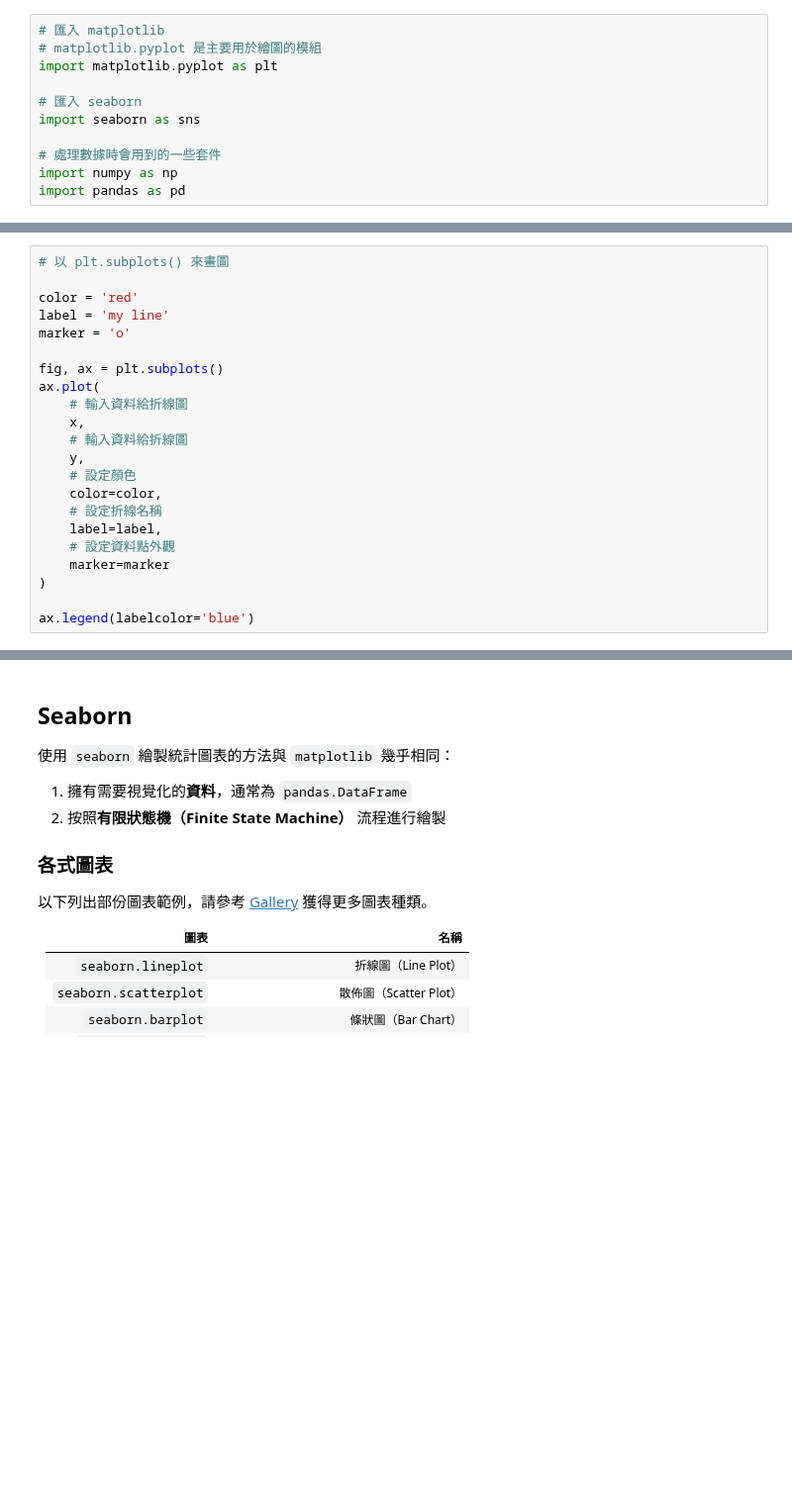
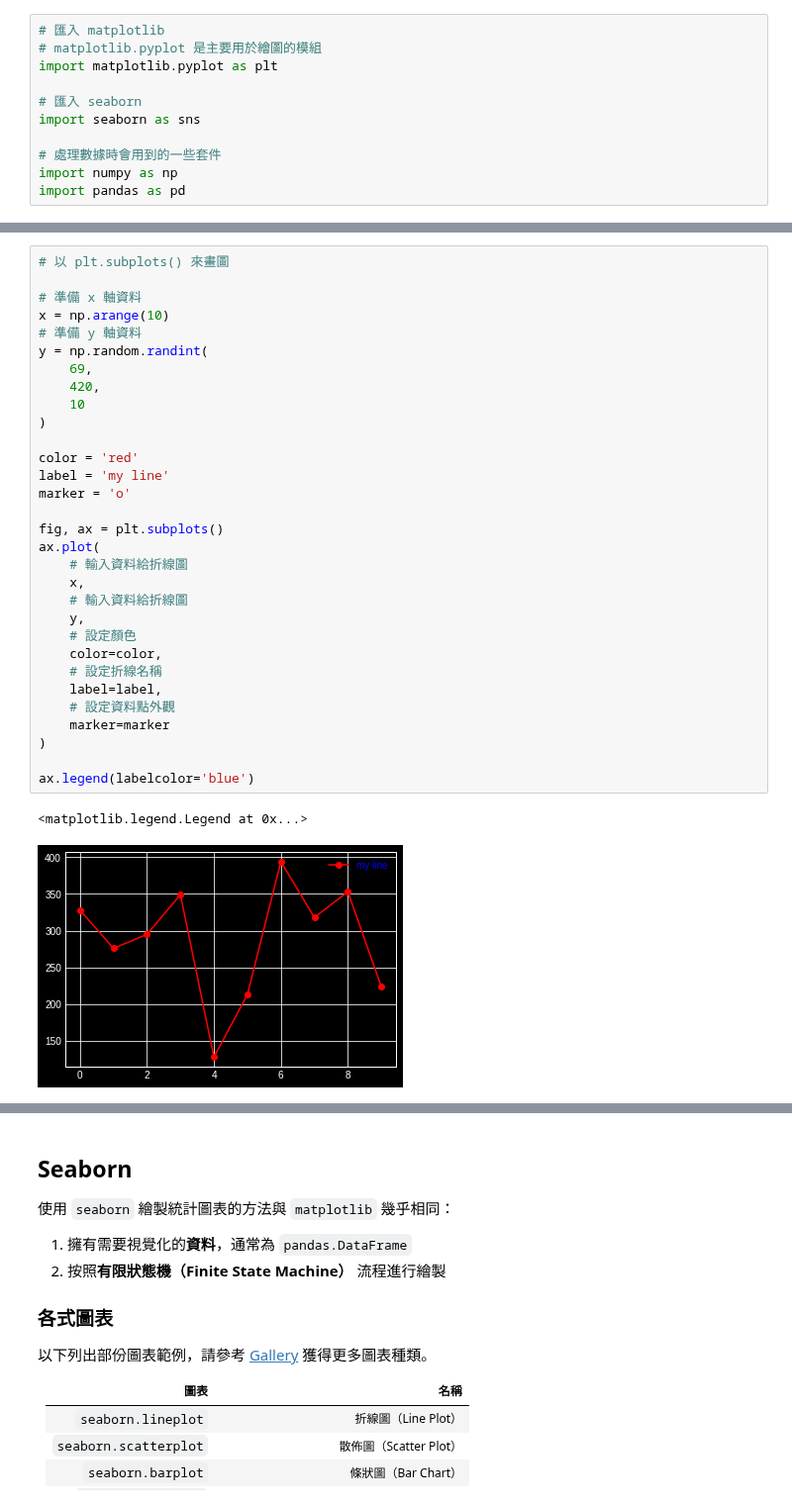
Before and after one commit to IKMLab/course_material, a Jupyter notebook: matplotlib-資料視覺化.ipynb, the cells around one changed output, grey strips where cells are left out. Shown at 99% size. Cells and saved outputs as stored; diff of their text form; blank space fills up the shorter version.

Commit message:
fix: the incorrect input value and others
- subplot illustration input value error
- matplotlib version miss match error (handle by update)
- revise the set_xticks into set_xticklables

```diff
--- a/matplotlib-資料視覺化.ipynb
+++ b/matplotlib-資料視覺化.ipynb
@@ -470,22 +492,34 @@ plt.show()
 # %%
 # 以 plt.subplots() 來畫圖
+
+# 準備 x 軸資料
+x = np.arange(10)
+# 準備 y 軸資料
+y = np.random.randint(
+    69,
+    420,
+    10
+)
 
 color = 'red'
 label = 'my line'
 marker = 'o'
 
 fig, ax = plt.subplots()
 ax.plot(
     # 輸入資料給折線圖
     x,
     # 輸入資料給折線圖
     y,
     # 設定顏色
     color=color,
     # 設定折線名稱
     label=label,
     # 設定資料點外觀
     marker=marker
 )
 
 ax.legend(labelcolor='blue')
+# %% [output]
+<matplotlib.legend.Legend at 0x...>
+[figure, added]
```
Also changed, not shown: parts of 22 cells of this notebook.
